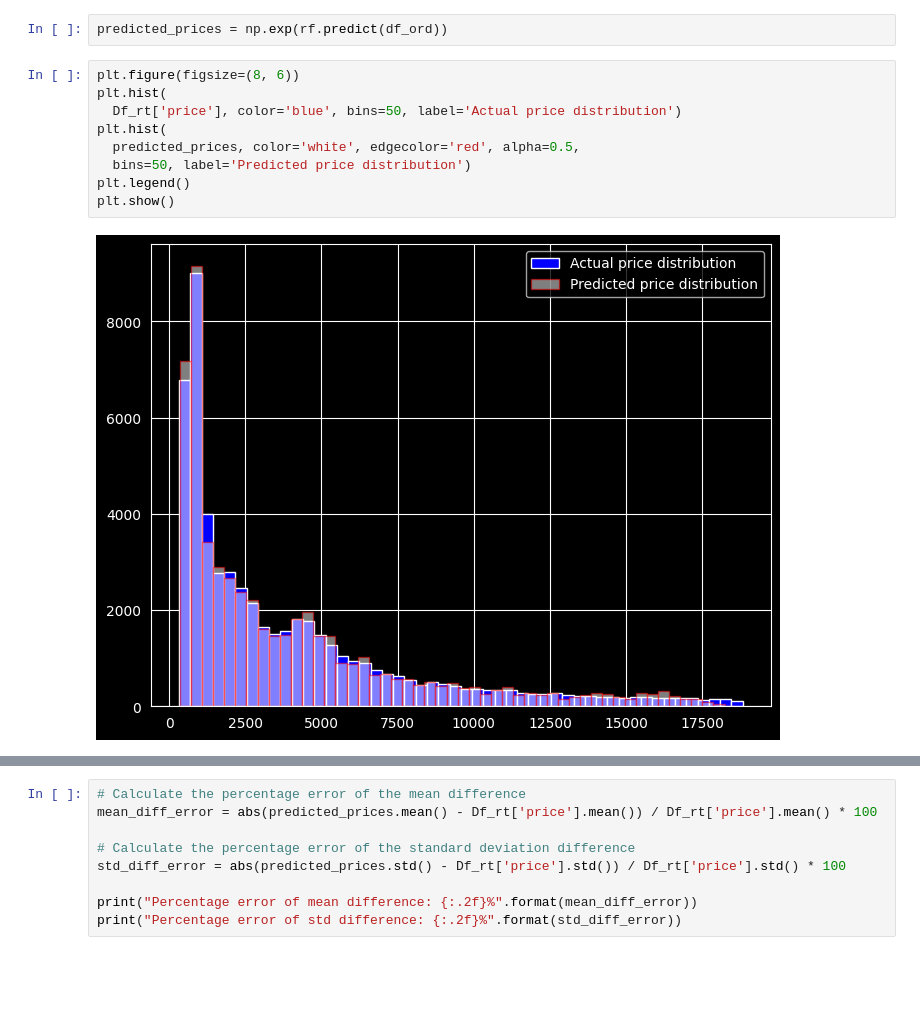
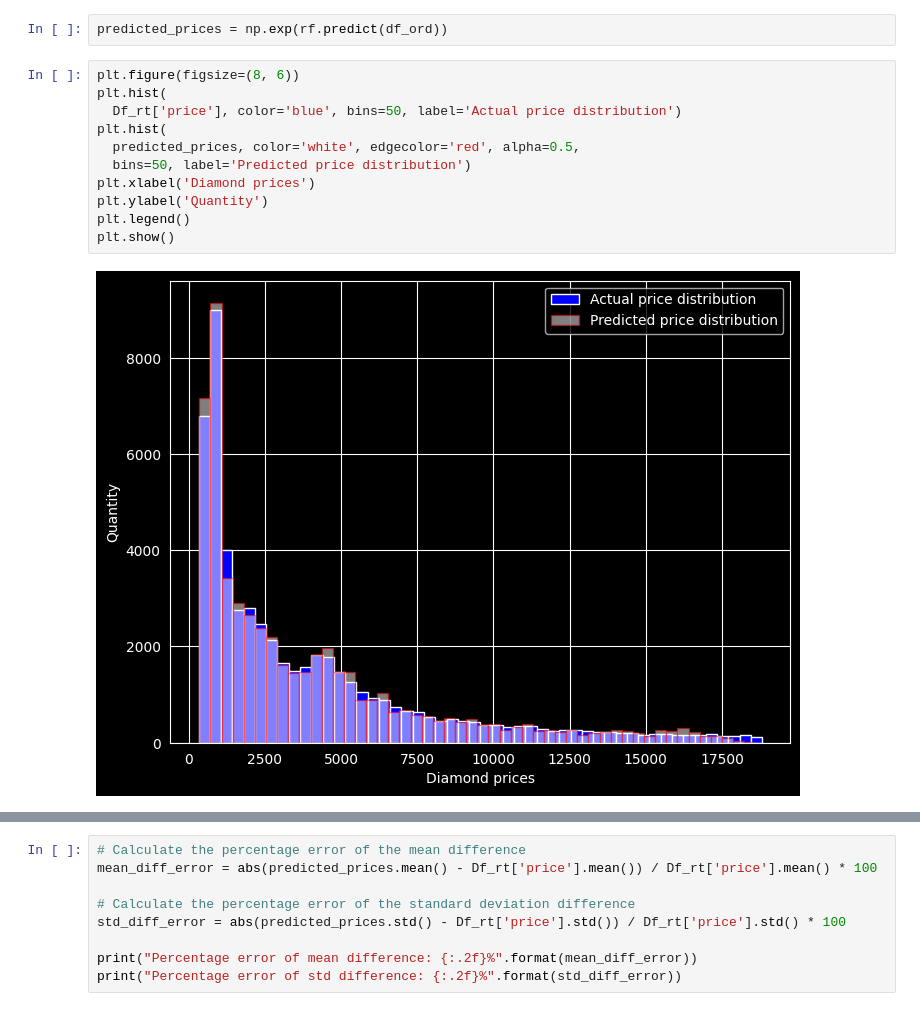
Before and after one commit to ASTRONOE/Common_Data_Analysis, a Jupyter notebook: Diamonds_project.ipynb, the cells around one changed output, grey strips where cells are left out. Saved outputs shown, nothing was run; the diff lists cells and outputs as text; blank space fills up the shorter version.

```diff
--- a/Diamonds_project.ipynb
+++ b/Diamonds_project.ipynb
@@ -1080,12 +1082,14 @@ predicted_prices = np.exp(rf.predict(df_ord))
 # %%
 plt.figure(figsize=(8, 6))
 plt.hist(
   Df_rt['price'], color='blue', bins=50, label='Actual price distribution')
 plt.hist(
   predicted_prices, color='white', edgecolor='red', alpha=0.5,
   bins=50, label='Predicted price distribution')
+plt.xlabel('Diamond prices')
+plt.ylabel('Quantity')
 plt.legend()
 plt.show()
 # %% [output]
-[figure, old version]
+[figure, new version]
 # %%
```
Also changed, not shown: parts of 15 cells of this notebook.
